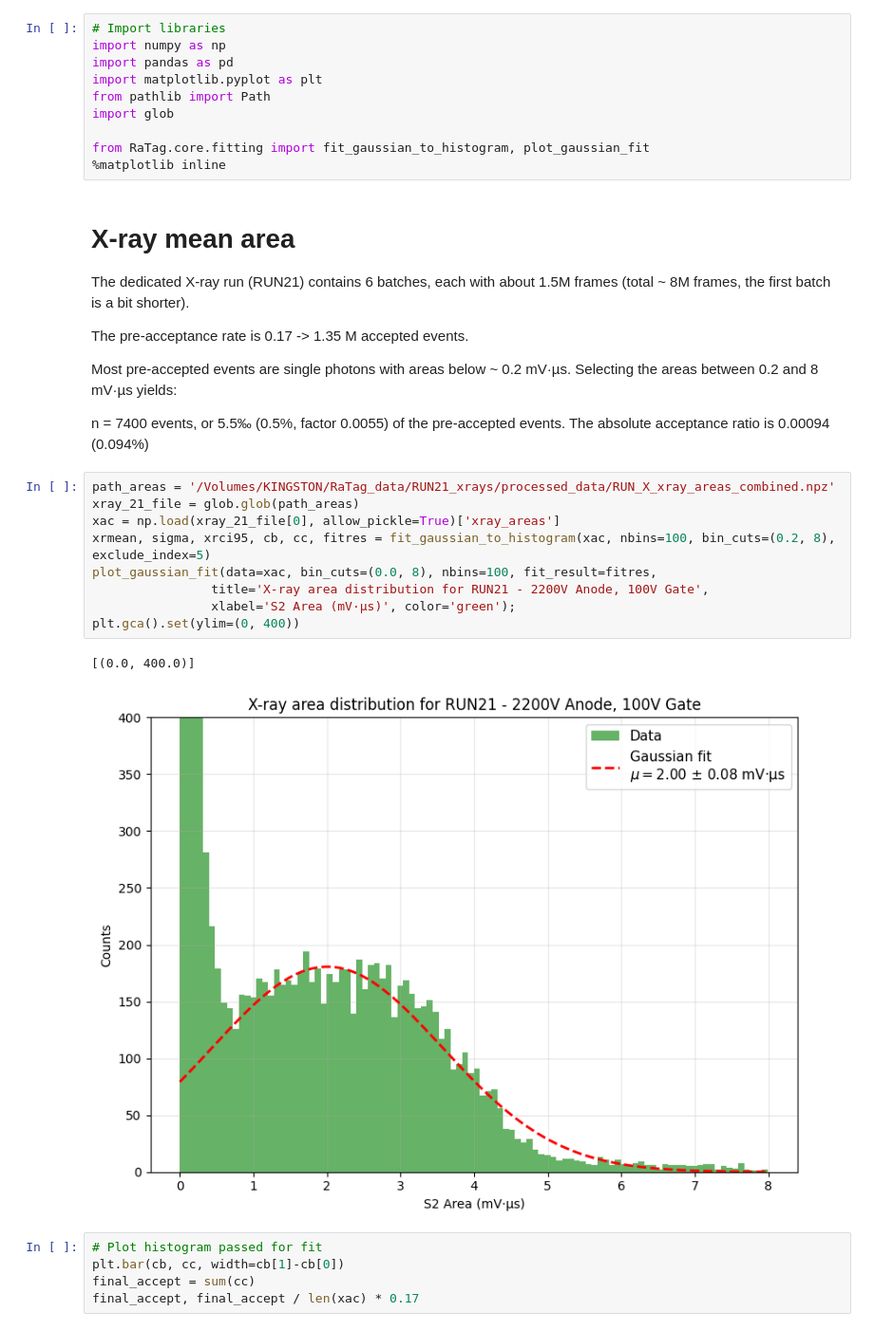
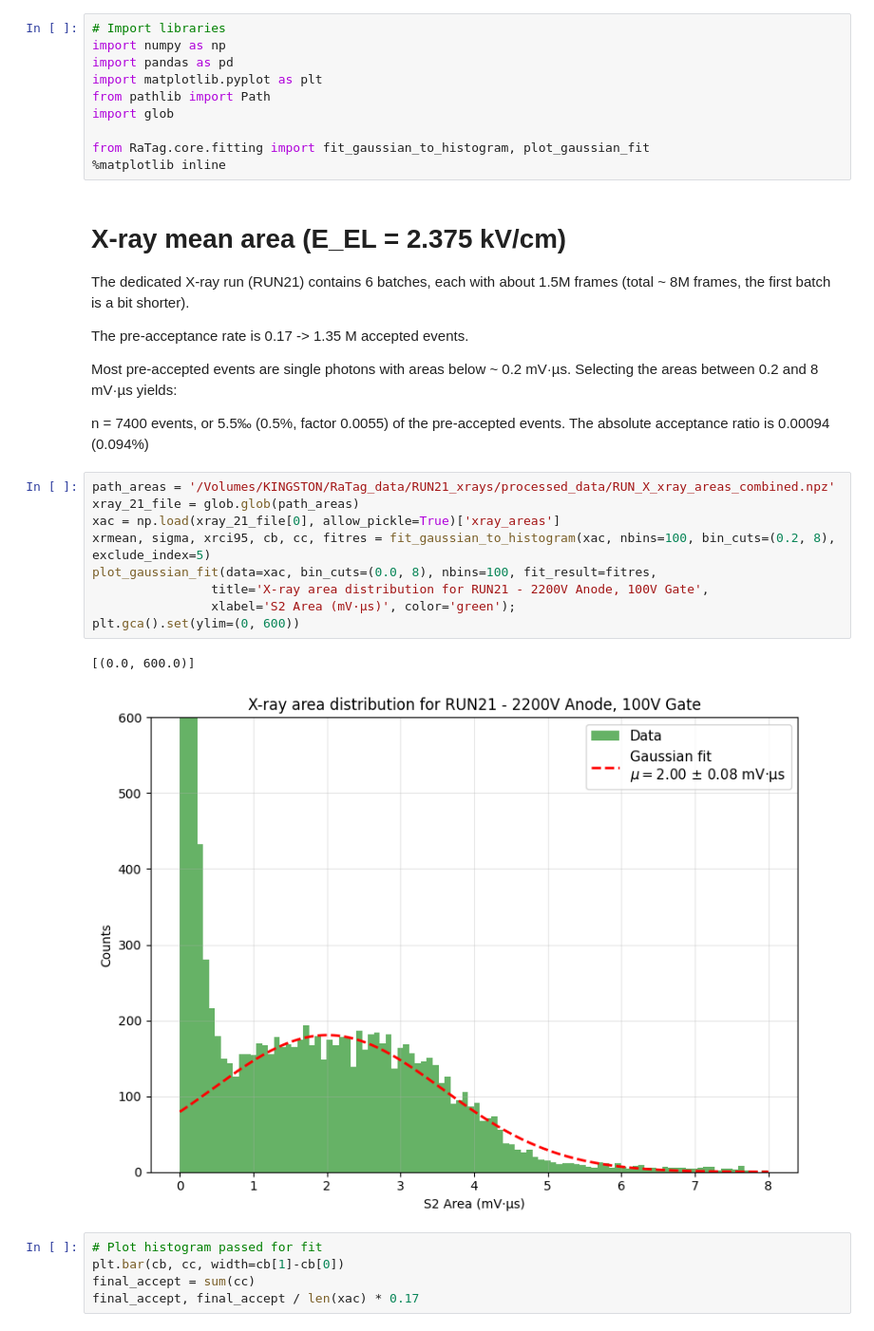
Before and after one commit to proscrite/RaTag, a Jupyter notebook: notebooks/gs2_factor.ipynb, the cells around one changed output. Shown at 95% size. Saved outputs shown, nothing was run; the diff lists cells and outputs as text.

```diff
--- a/notebooks/gs2_factor.ipynb
+++ b/notebooks/gs2_factor.ipynb
@@ -12,7 +12,7 @@ import glob
 from RaTag.core.fitting import fit_gaussian_to_histogram, plot_gaussian_fit
 %matplotlib inline
 # %% [markdown]
-# X-ray mean area
+# X-ray mean area (E_EL = 2.375 kV/cm)
 
 The dedicated X-ray run (RUN21) contains 6 batches, each with about 1.5M frames (total ~ 8M frames, the first batch is a bit shorter).
 
@@ -24,15 +24,15 @@ n = 7400 events, or 5.5‰ (0.5%, factor 0.0055) of the pre-accepted events. The
 # %%
 path_areas = '/Volumes/KINGSTON/RaTag_data/RUN21_xrays/processed_data/RUN_X_xray_areas_combined.npz'
 xray_21_file = glob.glob(path_areas)
 xac = np.load(xray_21_file[0], allow_pickle=True)['xray_areas']
 xrmean, sigma, xrci95, cb, cc, fitres = fit_gaussian_to_histogram(xac, nbins=100, bin_cuts=(0.2, 8), exclude_index=5)
 plot_gaussian_fit(data=xac, bin_cuts=(0.0, 8), nbins=100, fit_result=fitres,
                 title='X-ray area distribution for RUN21 - 2200V Anode, 100V Gate',
                 xlabel='S2 Area (mV·µs)', color='green');
-plt.gca().set(ylim=(0, 400))
+plt.gca().set(ylim=(0, 600))
 # %% [output]
-[(0.0, 400.0)]
+[(0.0, 600.0)]
-[figure, old version]
+[figure, new version]
 # %%
 # Plot histogram passed for fit
 plt.bar(cb, cc, width=cb[1]-cb[0])
```
Also changed, not shown: parts of 11 cells of this notebook, 6 other files.
